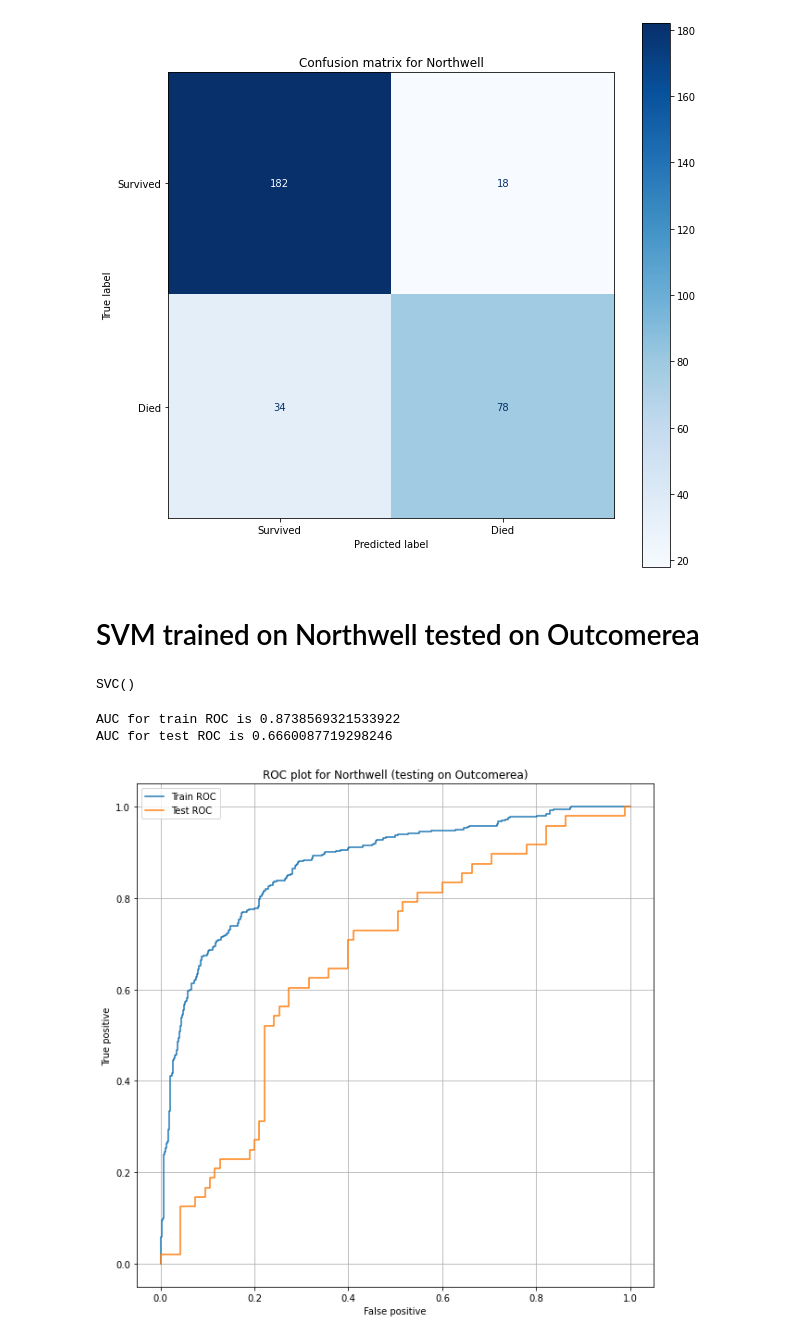
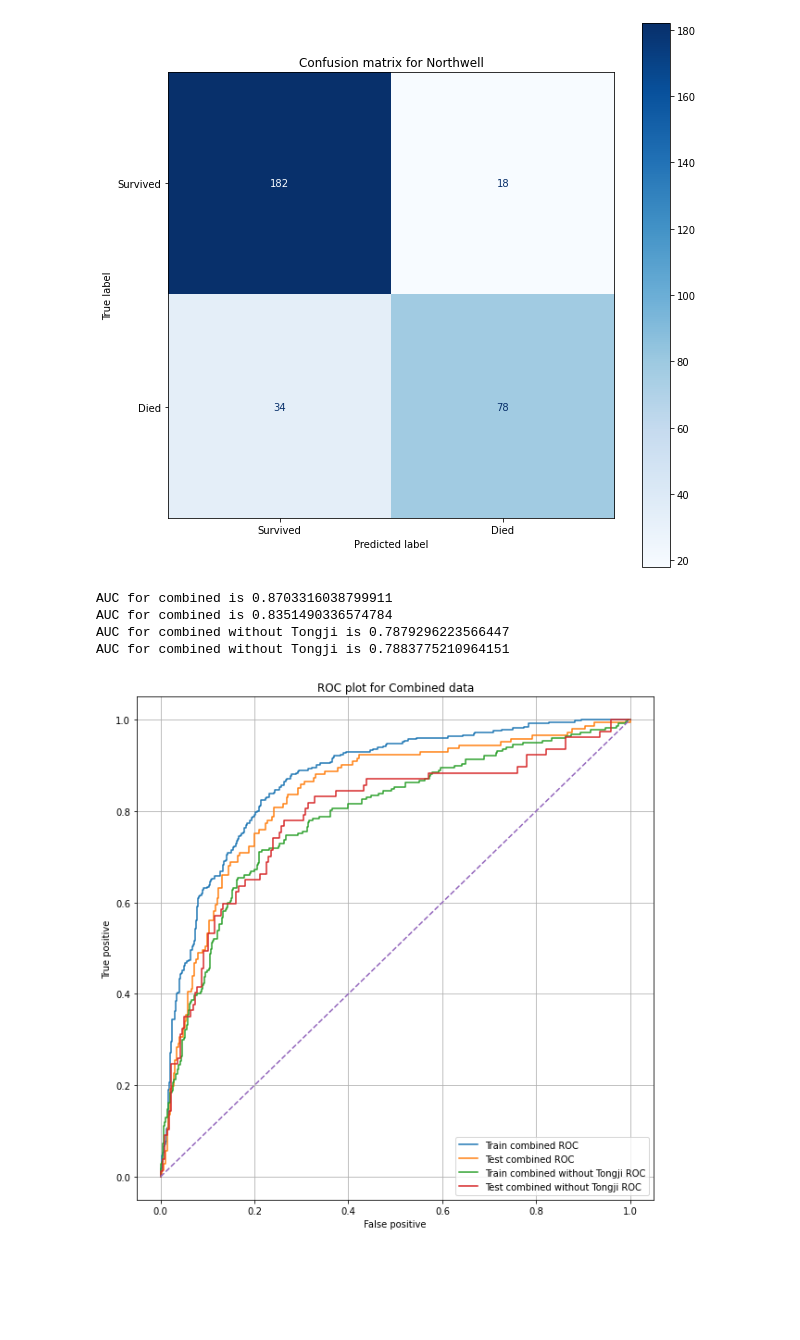
Before and after one commit to konrad-komisarczyk/wb2021, a Jupyter notebook: SVM_test.ipynb, the cells around one changed output. Drawn from its saved outputs; the diff is of its cells as text; code cells hidden in the pictures; blank space fills up the shorter version.

```diff
--- a/SVM_test.ipynb
+++ b/SVM_test.ipynb
@@ -174,2 +180,0 @@ Outcomerea_FR_data = Outcomerea_FR_data.dropna()
-# %%
-svm.fit(X_t, y_t)
@@ -214,11 +221,3 @@ AUC for train ROC is 0.8719462815494669
 AUC for test ROC is 0.8867857142857144
 [figure]
 [figure]
-# %% [markdown]
-# SVM trained on Northwell tested on Outcomerea
-# %%
-svm = SVC()
-# %%
-svm.fit(X_train_n,y_train_n)
-# %% [output]
-SVC()
@@ -235,18 +224,34 @@ y_train_score_n = svm.decision_function(X_train_n)
 # %%
-train_fpr, train_tpr, tr_thresholds = metrics.roc_curve(y_train_n, y_train_score_n)
-test_fpr, test_tpr, te_thresholds = metrics.roc_curve(y_te_fr, y_test_score_n)
-    #Drawing ROC curve
+X_train, X_test, y_train, y_test = train_test_split(X_combined, y_combined, test_size=0.3, random_state=42)
+svm.fit(X_train, y_train)
+y_test_score = svm.decision_function(X_test)
+y_train_score = svm.decision_function(X_train)
+X_train_c, X_test_c, y_train_c, y_test_c = train_test_split(X_w_t, y_w_t, test_size=0.3, random_state=42)
+svm.fit(X_train_c, y_train_c)
+y_test_score_c = svm.decision_function(X_test_c)
+y_train_score_c = svm.decision_function(X_train_c)
+train_fpr, train_tpr, tr_thresholds = metrics.roc_curve(y_train, y_train_score)
+test_fpr, test_tpr, te_thresholds = metrics.roc_curve(y_test, y_test_score)
+train_fpr_c, train_tpr_c, tr_thresholds_c = metrics.roc_curve(y_train_c, y_train_score_c)
+test_fpr_c, test_tpr_c, te_thresholds_c = metrics.roc_curve(y_test_c, y_test_score_c)
 plt.grid()
-plt.plot(train_fpr,train_tpr, label = "Train ROC")
-plt.plot(test_fpr,test_tpr, label = "Test ROC")
+plt.plot(train_fpr,train_tpr, label = "Train combined ROC")
+plt.plot(test_fpr,test_tpr, label = "Test combined ROC")
+plt.plot(train_fpr_c,train_tpr_c, label = "Train combined without Tongji ROC")
+plt.plot(test_fpr_c,test_tpr_c, label = "Test combined without Tongji ROC")
+plt.plot([0, 1], [0, 1], linestyle='--')
 plt.legend()
-plt.title("ROC plot for Northwell (testing on Outcomerea)")
+plt.title("ROC plot for Combined data")
 plt.xlabel("False positive")
 plt.ylabel("True positive")
 plt.rcParams["figure.figsize"] = (10,10)
-print("AUC for train ROC is %s"%metrics.auc(train_fpr, train_tpr))
-print("AUC for test ROC is %s"%metrics.auc(test_fpr, test_tpr))
+print("AUC for combined is %s"%metrics.auc(train_fpr, train_tpr))
+print("AUC for combined is %s"%metrics.auc(test_fpr, test_tpr))
+print("AUC for combined without Tongji is %s"%metrics.auc(train_fpr_c, train_tpr_c))
+print("AUC for combined without Tongji is %s"%metrics.auc(test_fpr_c, test_tpr_c))
 # %% [output]
-AUC for train ROC is 0.8738569321533922
-AUC for test ROC is 0.6660087719298246
+AUC for combined is 0.8703316038799911
+AUC for combined is 0.8351490336574784
+AUC for combined without Tongji is 0.7879296223566447
+AUC for combined without Tongji is 0.7883775210964151
-[figure, old version]
+[figure, new version]
```
Also changed, not shown: parts of 17 cells of this notebook, 9 other files.
